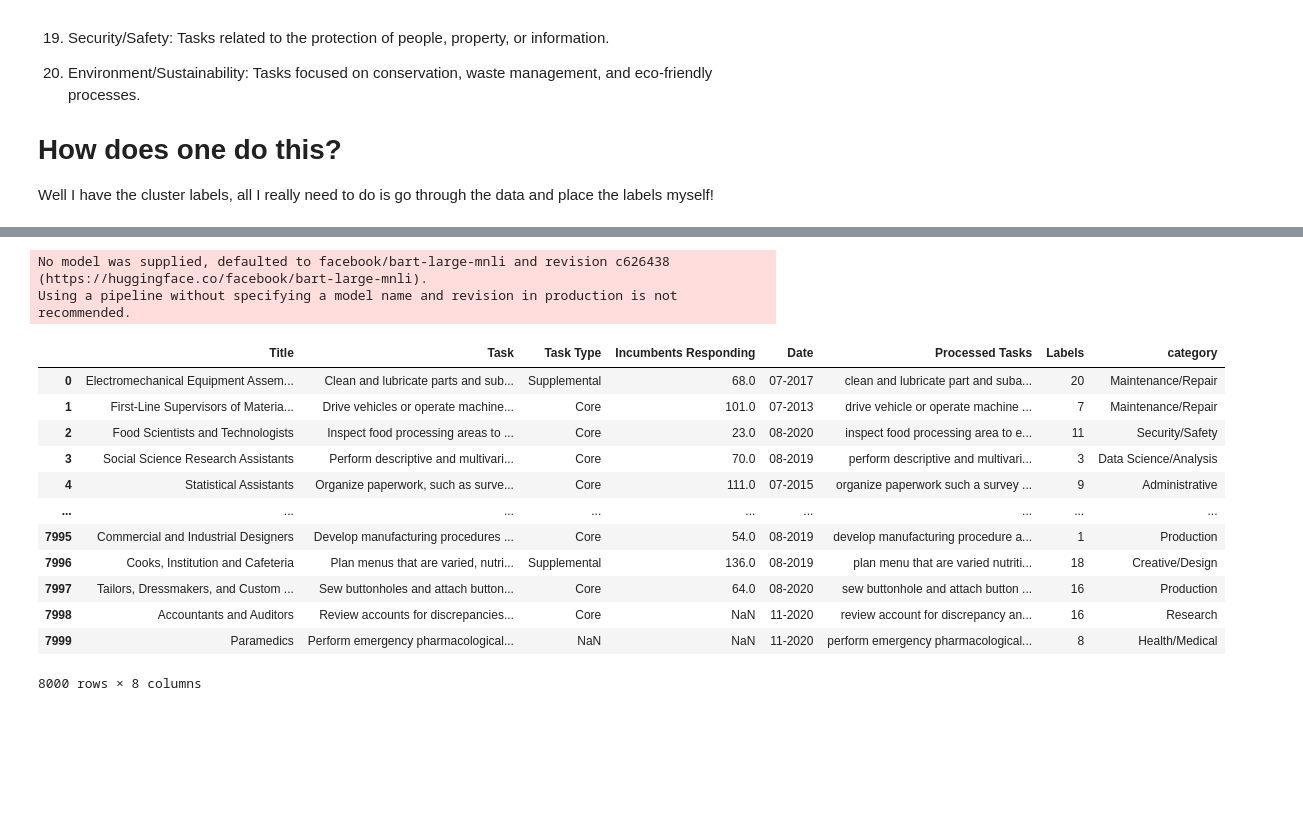
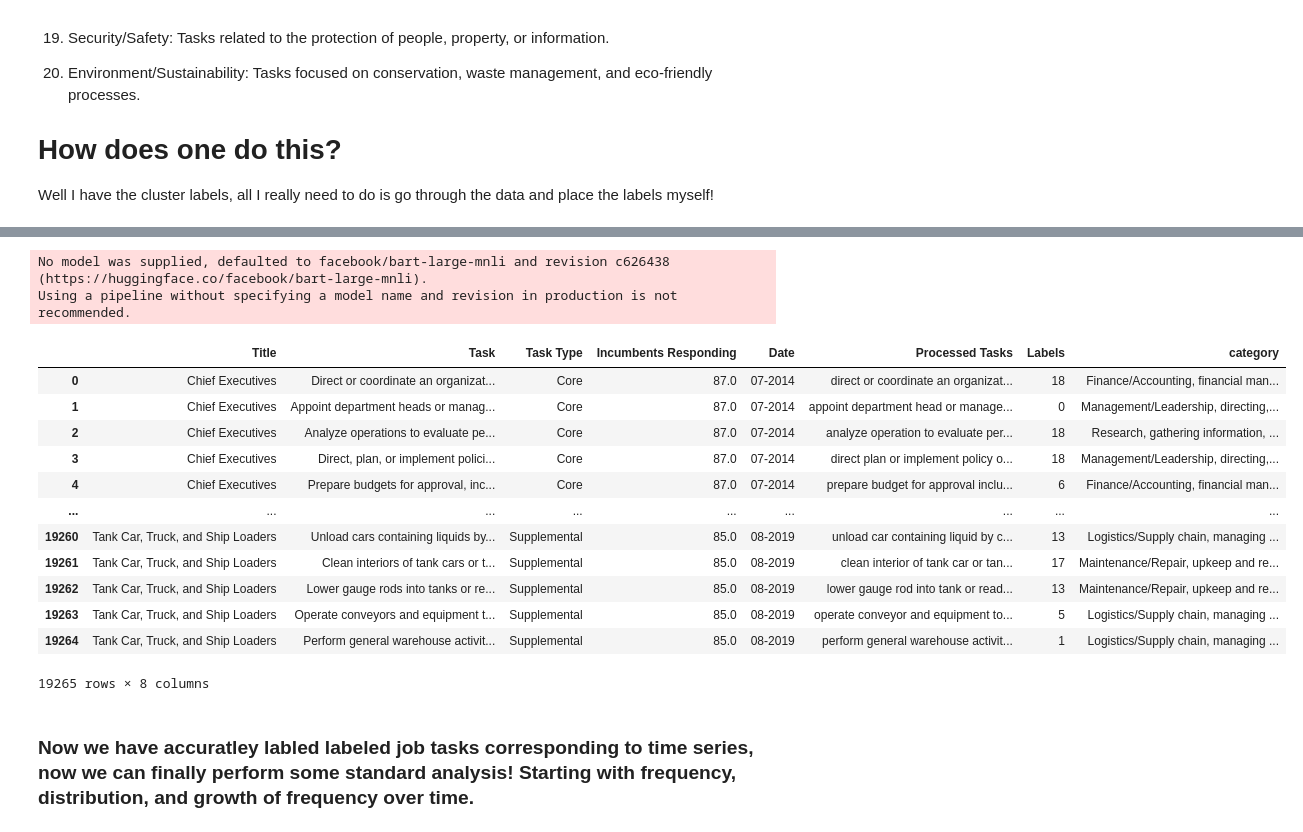
Before and after one commit to Josh-Hiz/Job-Task-Analysis, a Jupyter notebook: TaskAnalysis.ipynb, the cells around one changed output, grey strips where cells are left out. Cells and saved outputs as stored; diff of their text form; code cells hidden in the pictures; blank space fills up the shorter version.

Commit message:
Update files and data

```diff
--- a/TaskAnalysis.ipynb
+++ b/TaskAnalysis.ipynb
@@ -49,8 +46,6 @@ path = '/content/drive/MyDrive/Data/Task Statements.xlsx'
 task_excel = pd.DataFrame(pd.read_excel(path))
 task_csv = task_excel.to_csv("/content/drive/MyDrive/Data/Task_Statements.csv",index=None,header=True)
 df = pd.DataFrame(pd.read_csv("/content/drive/MyDrive/Data/Task_Statements.csv"))
-df = df.sample(n=8000, random_state = 1)
 print(df.shape[0])
-df.reset_index(drop=True, inplace=True)
 df.head()
 # %% [output]
@@ -297,37 +271,53 @@ Sun Jun 11 05:29:55 2023
 # %%
 from transformers import pipeline
 
 categories = [
-    "Technical/Engineering", "Management/Leadership", "Administrative",
-    "Marketing/Sales", "Customer Service", "Research", "Production",
-    "Quality Assurance/Control", "Human Resources", "Finance/Accounting",
-    "Information Technology", "Maintenance/Repair", "Logistics/Supply chain",
-    "Creative/Design", "Education/Training", "Health/Medical",
-    "Legal/Compliance", "Project Management", "Security/Safety",
-    "Environment/Sustainability", "Data Science/Analysis"
+    "TE, designing, testing, and installation of devices, software, or complex equipment",
+    "Management/Leadership, directing, overseeing, and organizing teams, projects, or departments",
+    "Administrative, scheduling, record-keeping, data entry, and reporting",
+    "Marketing/Sales, promoting, selling, and creating demand for products or services",
+    "Customer Service, interacting with customers, resolving concerns, and providing support",
+    "Research, gathering information, conducting studies, and evaluating findings",
+    "Production, manufacturing, assembly, and operations of products or machines",
+    "Quality Assurance/Control, ensuring quality, adherence to standards, and improvement activities",
+    "HR, recruitment, hiring, training, employee relations",
+    "Finance/Accounting, financial management, budgeting, and revenues",
+    "IT, managing and maintaining digital systems, networks, and databases",
+    "Maintenance/Repair, upkeep and repair of equipment, buildings, or machinery.",
+    "Logistics/Supply chain, managing inventory, transportation, and distribution",
+    "Creative/Design, design, creation, and innovation in various fields such as art, graphics, or products",
+    "Education/Training, teaching, mentoring, and skill development",
+    "Health/Medical, patient care, treatment, and medical procedures",
+    "Legal/Compliance, ensuring adherence to laws and regulations",
+    "Project Management, planning, execution, and delivery of projects",
+    "Security/Safety, protection of people, property, or information",
+    "Environment/Sustainability, conservation, waste management, and eco-friendly processes",
+    "Data Science/Analysis, perform data analysis and evaluation and create machine learning models"
 ]
 
 nlp = pipeline("zero-shot-classification", device=0)
 # Function to categorize descriptions
 def categorize_description(description: str) -> str:
     result = nlp(description, categories,multi_label=False)
     return result["labels"][0]
 df["category"] = df["Processed Tasks"].apply(categorize_description)
 df.to_excel('/content/drive/MyDrive/Data/category_output.xlsx')
 df
 # %% [output]
 No model was supplied, defaulted to facebook/bart-large-mnli and revision c626438 (https://huggingface.co/facebook/bart-large-mnli).
 Using a pipeline without specifying a model name and revision in production is not recommended.
 |  | Title | Task | Task Type | Incumbents Responding | Date | Processed Tasks | Labels | category |
-| 0 | Electromechanical Equipment Assem... | Clean and lubricate parts and sub... | Supplemental | 68.0 | 07-2017 | clean and lubricate part and suba... | 20 | Maintenance/Repair |
-| 1 | First-Line Supervisors of Materia... | Drive vehicles or operate machine... | Core | 101.0 | 07-2013 | drive vehicle or operate machine ... | 7 | Maintenance/Repair |
-| 2 | Food Scientists and Technologists | Inspect food processing areas to ... | Core | 23.0 | 08-2020 | inspect food processing area to e... | 11 | Security/Safety |
-| 3 | Social Science Research Assistants | Perform descriptive and multivari... | Core | 70.0 | 08-2019 | perform descriptive and multivari... | 3 | Data Science/Analysis |
-| 4 | Statistical Assistants | Organize paperwork, such as surve... | Core | 111.0 | 07-2015 | organize paperwork such a survey ... | 9 | Administrative |
+| 0 | Chief Executives | Direct or coordinate an organizat... | Core | 87.0 | 07-2014 | direct or coordinate an organizat... | 18 | Finance/Accounting, financial man... |
+| 1 | Chief Executives | Appoint department heads or manag... | Core | 87.0 | 07-2014 | appoint department head or manage... | 0 | Management/Leadership, directing,... |
+| 2 | Chief Executives | Analyze operations to evaluate pe... | Core | 87.0 | 07-2014 | analyze operation to evaluate per... | 18 | Research, gathering information, ... |
+| 3 | Chief Executives | Direct, plan, or implement polici... | Core | 87.0 | 07-2014 | direct plan or implement policy o... | 18 | Management/Leadership, directing,... |
+| 4 | Chief Executives | Prepare budgets for approval, inc... | Core | 87.0 | 07-2014 | prepare budget for approval inclu... | 6 | Finance/Accounting, financial man... |
 | ... | ... | ... | ... | ... | ... | ... | ... | ... |
-| 7995 | Commercial and Industrial Designers | Develop manufacturing procedures ... | Core | 54.0 | 08-2019 | develop manufacturing procedure a... | 1 | Production |
-| 7996 | Cooks, Institution and Cafeteria | Plan menus that are varied, nutri... | Supplemental | 136.0 | 08-2019 | plan menu that are varied nutriti... | 18 | Creative/Design |
-| 7997 | Tailors, Dressmakers, and Custom ... | Sew buttonholes and attach button... | Core | 64.0 | 08-2020 | sew buttonhole and attach button ... | 16 | Production |
-| 7998 | Accountants and Auditors | Review accounts for discrepancies... | Core | NaN | 11-2020 | review account for discrepancy an... | 16 | Research |
-| 7999 | Paramedics | Perform emergency pharmacological... | NaN | NaN | 11-2020 | perform emergency pharmacological... | 8 | Health/Medical |
+| 19260 | Tank Car, Truck, and Ship Loaders | Unload cars containing liquids by... | Supplemental | 85.0 | 08-2019 | unload car containing liquid by c... | 13 | Logistics/Supply chain, managing ... |
+| 19261 | Tank Car, Truck, and Ship Loaders | Clean interiors of tank cars or t... | Supplemental | 85.0 | 08-2019 | clean interior of tank car or tan... | 17 | Maintenance/Repair, upkeep and re... |
+| 19262 | Tank Car, Truck, and Ship Loaders | Lower gauge rods into tanks or re... | Supplemental | 85.0 | 08-2019 | lower gauge rod into tank or read... | 13 | Maintenance/Repair, upkeep and re... |
+| 19263 | Tank Car, Truck, and Ship Loaders | Operate conveyors and equipment t... | Supplemental | 85.0 | 08-2019 | operate conveyor and equipment to... | 5 | Logistics/Supply chain, managing ... |
+| 19264 | Tank Car, Truck, and Ship Loaders | Perform general warehouse activit... | Supplemental | 85.0 | 08-2019 | perform general warehouse activit... | 1 | Logistics/Supply chain, managing ... |
-8000 rows × 8 columns
+19265 rows × 8 columns
+# %% [markdown]
+### Now we have accuratley labled labeled job tasks corresponding to time series, now we can finally perform some standard analysis! Starting with frequency, distribution, and growth of frequency over time.
```
Also changed, not shown: parts of 16 cells of this notebook, 6 other files.
